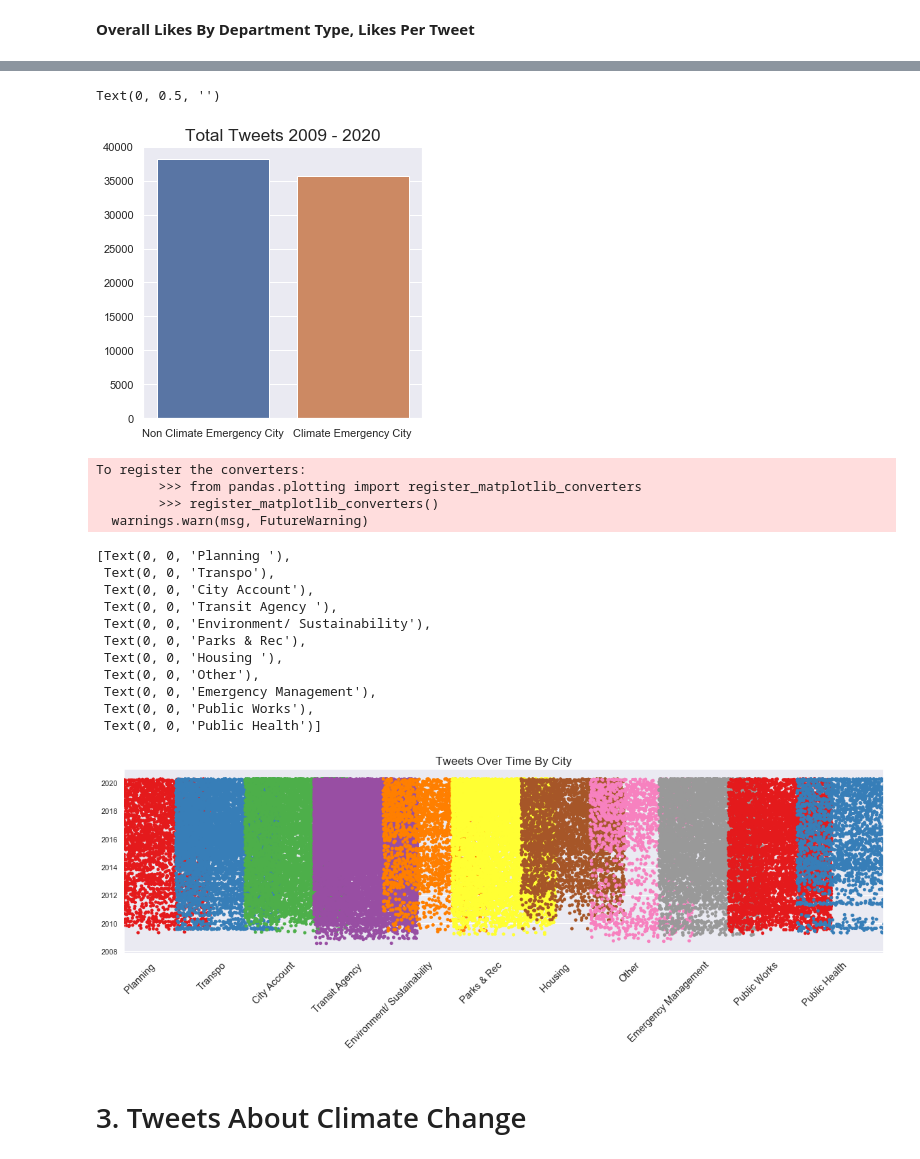
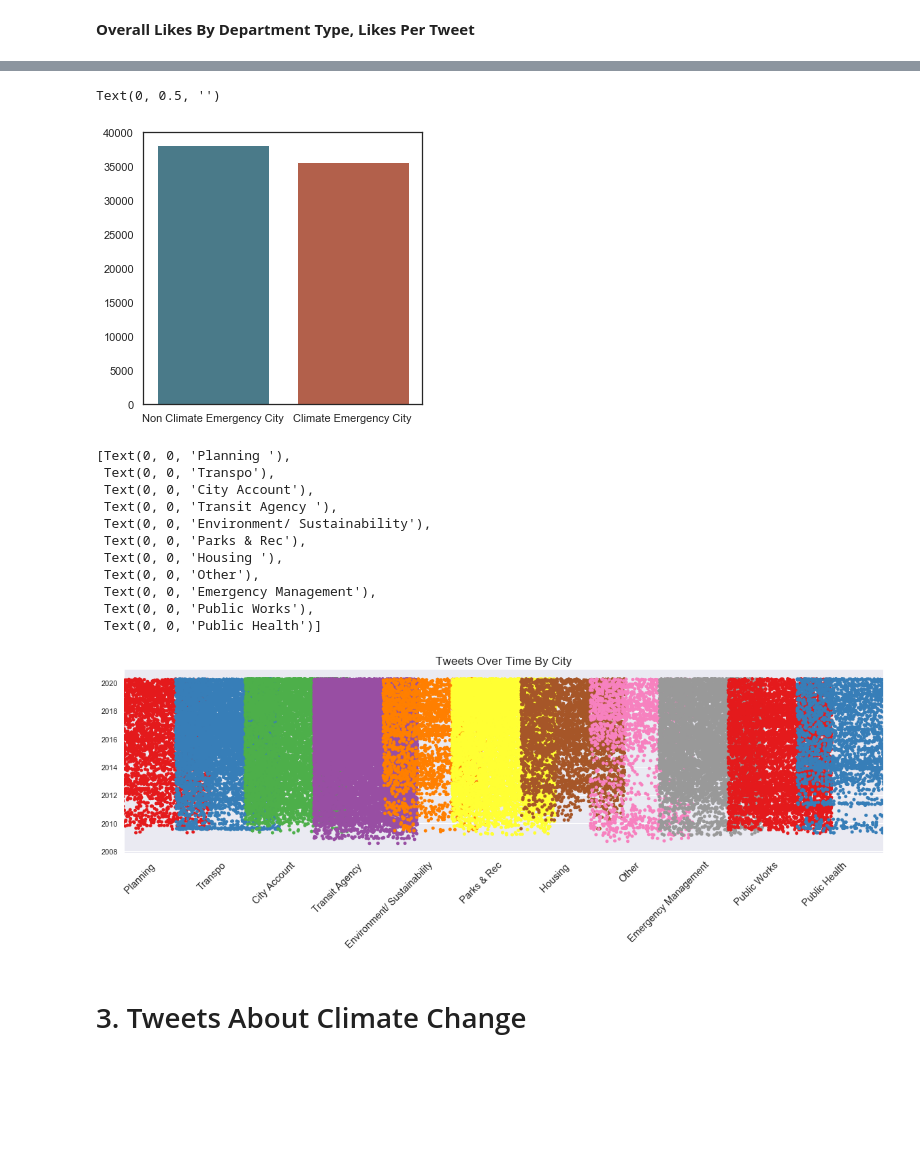
Before and after one commit to martapolo/tweeting_climate_change_cp255, a Jupyter notebook: Tyler Analysis-Copy1.ipynb, the cells around one changed output, grey strips where cells are left out. Saved outputs shown, nothing was run; the diff lists cells and outputs as text; code cells hidden in the pictures; blank space fills up the shorter version.

```diff
--- a/Tyler Analysis-Copy1.ipynb
+++ b/Tyler Analysis-Copy1.ipynb
@@ -16,6 +17,23 @@ import matplotlib.gridspec as gridspec
 # %% [markdown]
 **Stylistic Choices**
-# %%
-sns.set(style="darkgrid")
-
-# another option = sns.set(style="ticks")
+# %%
+sns.set(style="white")
+
+sns.palplot(sns.diverging_palette(220, 20, n=7))
+
+# another option = sns.set(style="ticks")
+
+#sns.set_palette("husl")
+
+pal = sns.diverging_palette(220, 20, n=7)
+color5= sns.diverging_palette(220, 20, n=5)
+color2= sns.diverging_palette(220, 20, n=2)
+color1= sns.diverging_palette(220, 20, n=1)
+color10= sns.diverging_palette(220, 20, n=10)
+palette="gist_ncar"
+#just change this everytime:
+palette=color1
+
+big = sns.color_palette("Paired")
+palette
+palette
@@ -176,15 +322,23 @@ plt.legend(title="", loc="upper right", labels = ["Non-Emergency City","Climate
 # %%
 # Total Tweets by climate emergency
 
+pal = sns.diverging_palette(220, 20, n=7)
+color5= sns.diverging_palette(220, 20, n=5)
+color2= sns.diverging_palette(220, 20, n=2)
+color1= sns.diverging_palette(220, 20, n=1)
+
+
+
+
 plt.figure(figsize=(5,5))
-dpt = sns.countplot(data=df, x='Emergency')
-dpt.set_title('Total Tweets 2009 - 2020', fontsize="x-large")
+dpt = sns.countplot(data=df, x='Emergency', palette=color2)
+dpt.set_title('', fontsize="x-large")
 dpt.set_xticklabels(["Non Climate Emergency City","Climate Emergency City"])
 #dpt.set_xticks('Climate Emergency City', "Non Climate Emergency")
 #tt.set_xticklabels(labels, rotation=90)
 #dpt.legend(bbox_to_anchor=(1.05, 1), loc=2, borderaxespad=0.)
 dpt.set_xlabel('')
 dpt.set_ylabel('')
 # %% [output]
 Text(0, 0.5, '')
-[figure, old version]
+[figure, new version]
@@ -236,22 +355,18 @@ ax.set_ylabel('')
 ax.set_xticklabels(ax.get_xticklabels(), rotation=45, horizontalalignment='right', fontweight='light',
     fontsize='large')
 # %% [output]
-To register the converters:
-        >>> from pandas.plotting import register_matplotlib_converters
-        >>> register_matplotlib_converters()
-  warnings.warn(msg, FutureWarning)
+[Text(0, 0, 'Planning '),
+ Text(0, 0, 'Transpo'),
+ Text(0, 0, 'City Account'),
+ Text(0, 0, 'Transit Agency '),
+ Text(0, 0, 'Environment/ Sustainability'),
+ Text(0, 0, 'Parks & Rec'),
+ Text(0, 0, 'Housing '),
+ Text(0, 0, 'Other'),
+ Text(0, 0, 'Emergency Management'),
+ Text(0, 0, 'Public Works'),
+ Text(0, 0, 'Public Health')]
-[Text(0, 0, 'Planning '),
- Text(0, 0, 'Transpo'),
- Text(0, 0, 'City Account'),
- Text(0, 0, 'Transit Agency '),
- Text(0, 0, 'Environment/ Sustainability'),
- Text(0, 0, 'Parks & Rec'),
- Text(0, 0, 'Housing '),
- Text(0, 0, 'Other'),
- Text(0, 0, 'Emergency Management'),
- Text(0, 0, 'Public Works'),
- Text(0, 0, 'Public Health')]
-[figure, old version]
+[figure, new version]
 # %% [markdown]
 # 3. Tweets About Climate Change
 # %%
```
Also changed, not shown: parts of 37 cells of this notebook, 3 other files.
